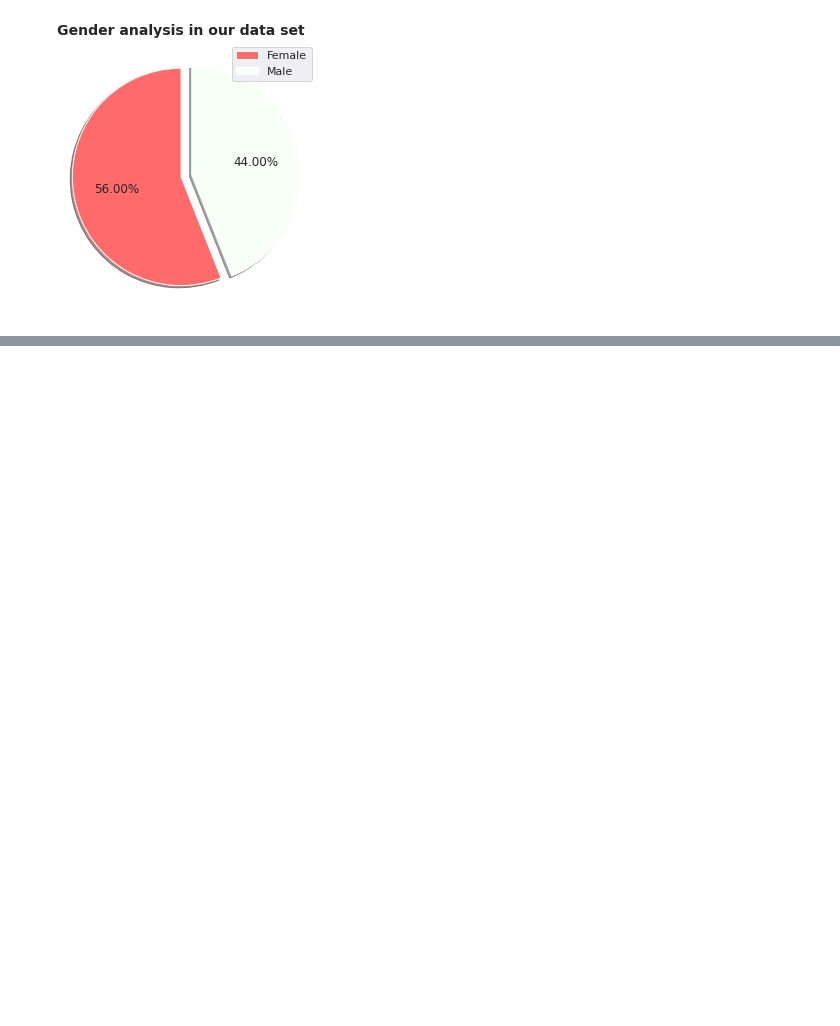
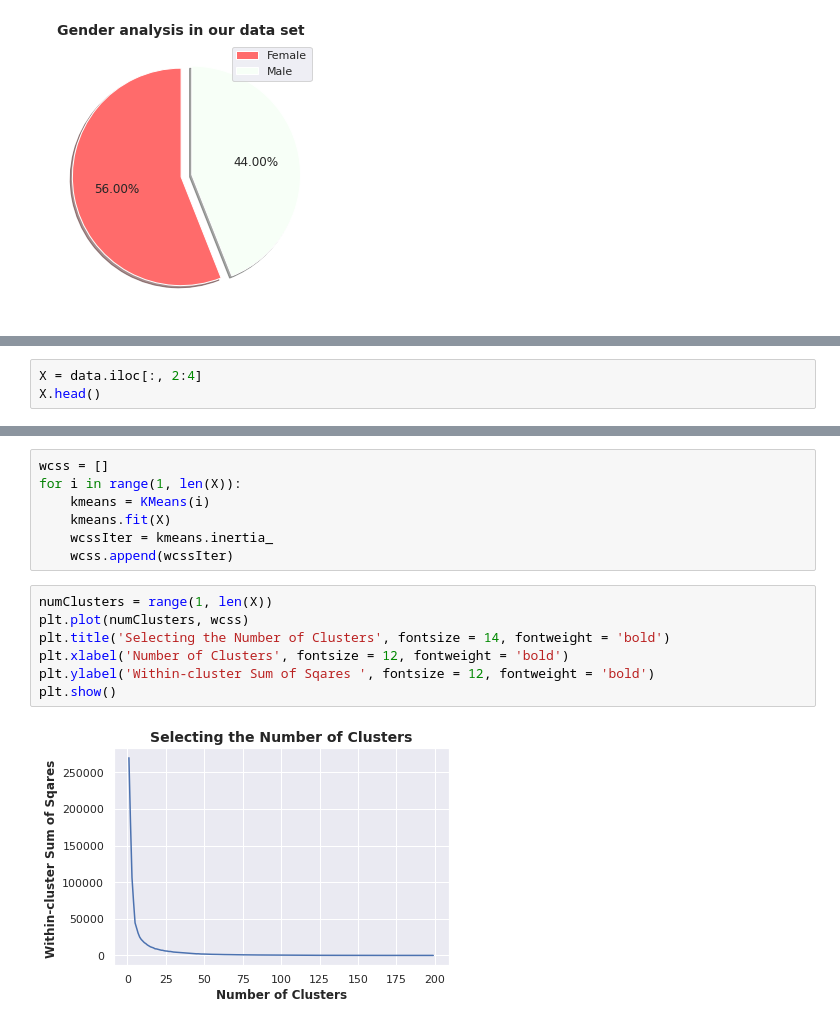
Before and after one commit to WorldWideWest/marketingAutomation, a Jupyter notebook: notebooks/KMEANS.ipynb, the cells around one changed output, grey strips where cells are left out. Saved outputs shown, nothing was run; the diff lists cells and outputs as text; blank space fills up the shorter version.

Commit message:
Clustering

```diff
--- a/notebooks/KMEANS.ipynb
+++ b/notebooks/KMEANS.ipynb
@@ -91,0 +103,3 @@ plt.show()
+# %%
+X = data.iloc[:, 2:4]
+X.head()
@@ -91,0 +113,16 @@ plt.show()
+# %%
+wcss = []
+for i in range(1, len(X)):
+    kmeans = KMeans(i)
+    kmeans.fit(X)
+    wcssIter = kmeans.inertia_
+    wcss.append(wcssIter)
+# %%
+numClusters = range(1, len(X))
+plt.plot(numClusters, wcss)
+plt.title('Selecting the Number of Clusters', fontsize = 14, fontweight = 'bold')
+plt.xlabel('Number of Clusters', fontsize = 12, fontweight = 'bold')
+plt.ylabel('Within-cluster Sum of Sqares ', fontsize = 12, fontweight = 'bold')
+plt.show()
+# %% [output]
+[figure, added]
```
Also changed, not shown: parts of 17 cells of this notebook, 1 other file.
